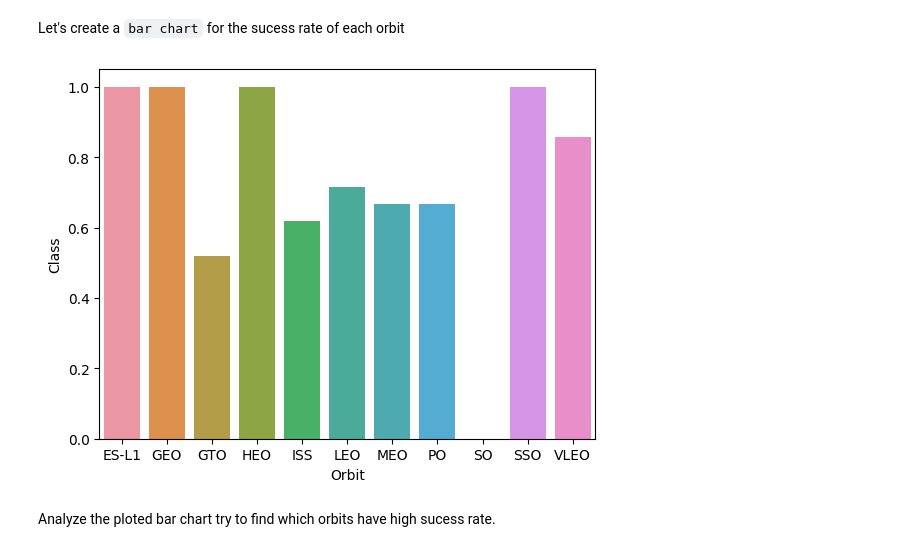
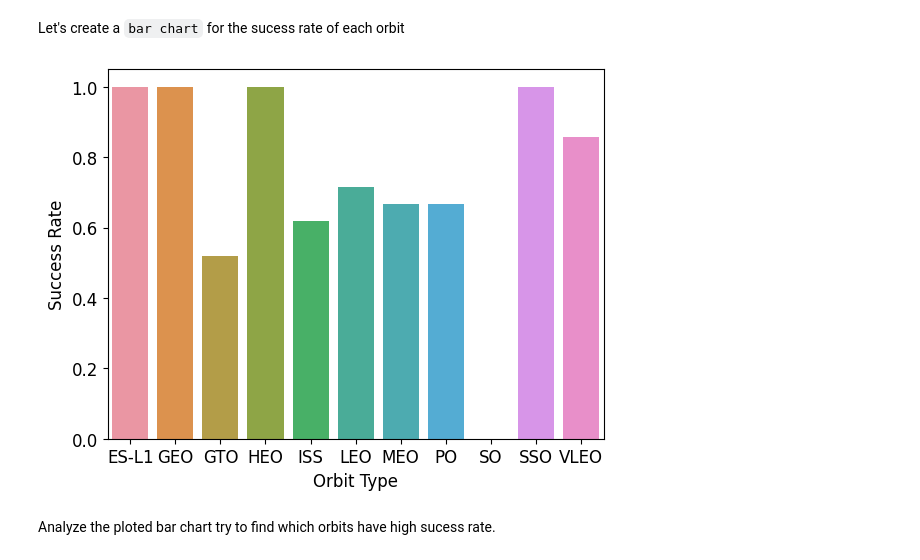
Before and after one commit to kyle-winnaar/data-science-capstone, a Jupyter notebook: labs/week-2/lab-5-eda-dataviz.ipynb, the cells around one changed output. Cells and saved outputs as stored; diff of their text form; code cells hidden in the pictures.

```diff
--- a/labs/week-2/lab-5-eda-dataviz.ipynb
+++ b/labs/week-2/lab-5-eda-dataviz.ipynb
@@ -123,10 +123,14 @@ Let's create a `bar chart` for the sucess rate of each orbit
 # %%
 # HINT use groupby method on Orbit column and get the mean of Class column
 df_bar = df.groupby(['Orbit']).mean(numeric_only=True)
 sns.barplot(data=df_bar, x=df_bar.index, y='Class')
+plt.xlabel("Orbit Type", fontsize=12)
+plt.xticks(fontsize=12)
+plt.ylabel("Success Rate", fontsize=12)
+plt.yticks(fontsize=12)
 plt.show()
 # %% [output]
-[figure, old version]
+[figure, new version]
 # %% [markdown]
 Analyze the ploted bar chart try to find which orbits have high sucess rate.
 # %% [markdown]
```
Also changed, not shown: parts of 10 cells of this notebook, 1 other file.
